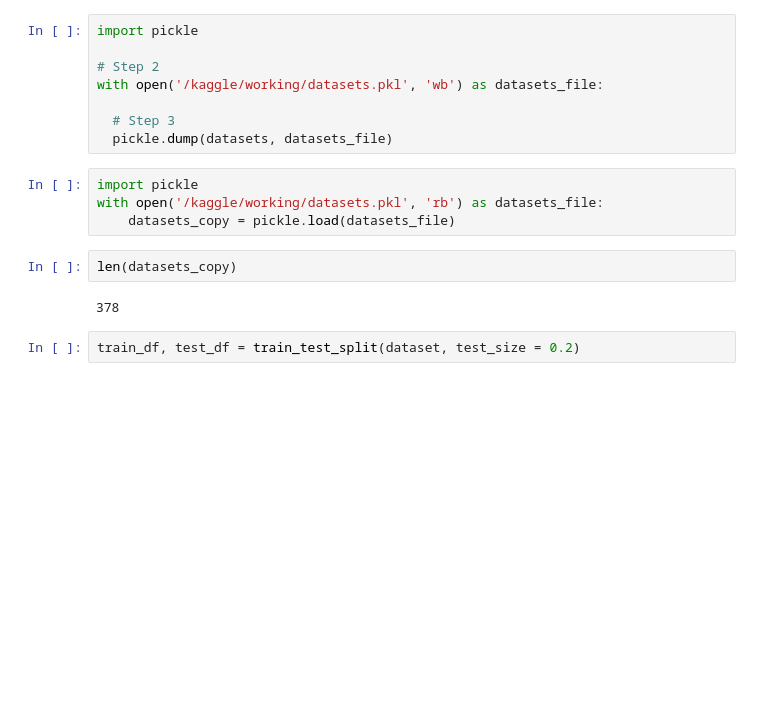
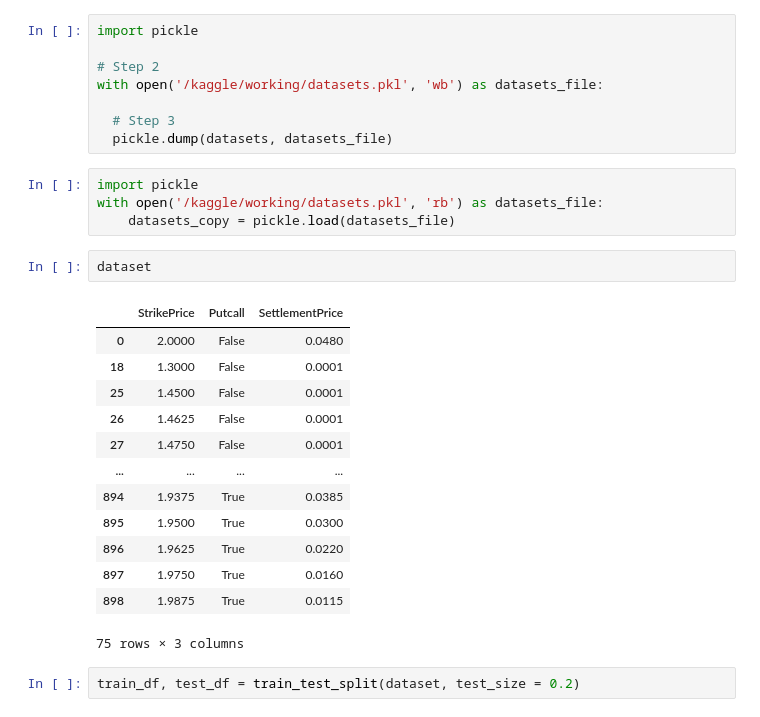
Before and after one commit to Antares01/NNs_for_option_pricing_semester_project, a Jupyter notebook: nikkei-options-dataset_time_to_maturity.ipynb, the cells around one changed output. Saved outputs shown, nothing was run; the diff lists cells and outputs as text; blank space fills up the shorter version.

```diff
--- a/nikkei-options-dataset_time_to_maturity.ipynb
+++ b/nikkei-options-dataset_time_to_maturity.ipynb
@@ -123,10 +126,22 @@ with open('/kaggle/working/datasets.pkl', 'wb') as datasets_file:
 import pickle
 with open('/kaggle/working/datasets.pkl', 'rb') as datasets_file:
     datasets_copy = pickle.load(datasets_file)
-# %%
-len(datasets_copy)
-# %% [output]
-378
+# %%
+dataset
+# %% [output]
+|  | StrikePrice | Putcall | SettlementPrice |
+| 0 | 2.0000 | False | 0.0480 |
+| 18 | 1.3000 | False | 0.0001 |
+| 25 | 1.4500 | False | 0.0001 |
+| 26 | 1.4625 | False | 0.0001 |
+| 27 | 1.4750 | False | 0.0001 |
+| ... | ... | ... | ... |
+| 894 | 1.9375 | True | 0.0385 |
+| 895 | 1.9500 | True | 0.0300 |
+| 896 | 1.9625 | True | 0.0220 |
+| 897 | 1.9750 | True | 0.0160 |
+| 898 | 1.9875 | True | 0.0115 |
+75 rows × 3 columns
 # %%
 train_df, test_df = train_test_split(dataset, test_size = 0.2)
 # %%
```
Also changed, not shown: parts of 15 cells of this notebook.
